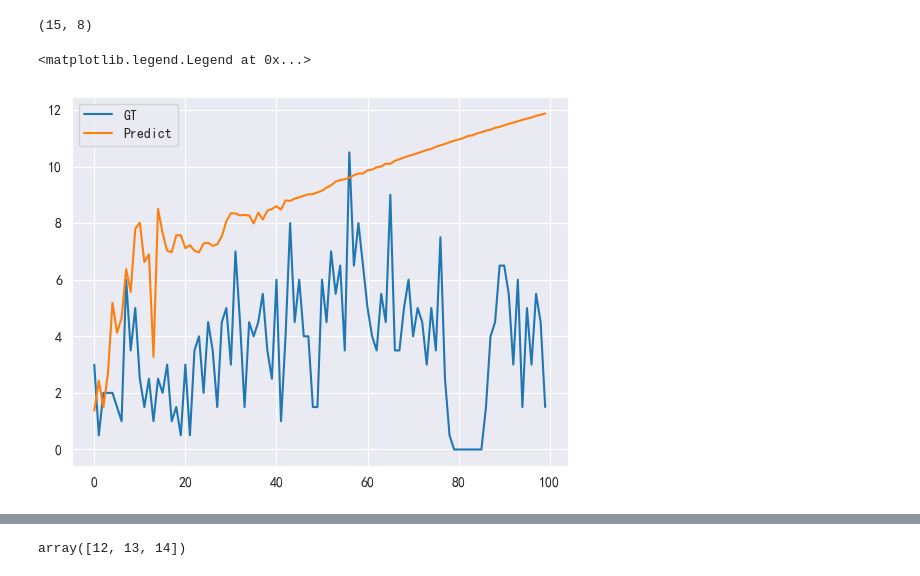
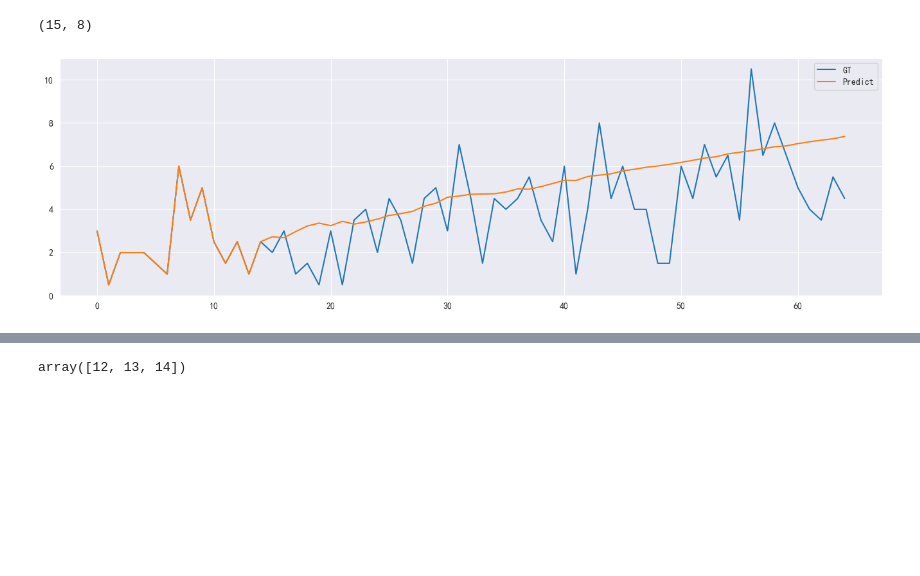
Before and after one commit to XDzzzzzZyq/MathorCup-2023-B, a Jupyter notebook: Ques1_LR&RF.ipynb, the cells around one changed output, grey strips where cells are left out. Cells and saved outputs as stored; diff of their text form; code cells hidden in the pictures; blank space fills up the shorter version.

```diff
--- a/Ques1_LR&RF.ipynb
+++ b/Ques1_LR&RF.ipynb
@@ -244,18 +247,20 @@ def LongTerm(model, step, data_x):
 
     return root.T
 # %%
-step = 100
+step = 50
 
-result = LongTerm(model, step, test_x)
+result = LongTerm(model, step, test_x[WINDOW:])
 # %% [output]
 (15, 8)
 # %%
-plt.plot(test_y[:step], label="GT")
-plt.plot(result[0][WINDOW:], label="Predict")
+plt.plot(test_y[:step+WINDOW], label="GT")
+plt.plot(result[0], label="Predict")
 plt.legend()
+
+plt.subplots_adjust(left=0, right=2)
+plt.show()
 # %% [output]
-<matplotlib.legend.Legend at 0x...>
-[figure, old version]
+[figure, new version]
 # %%
 plt.plot(result[0][WINDOW-2:], label = "p")
 plt.plot(result[1][WINDOW-2:], label = "m")
```
Also changed, not shown: parts of 8 cells of this notebook.
